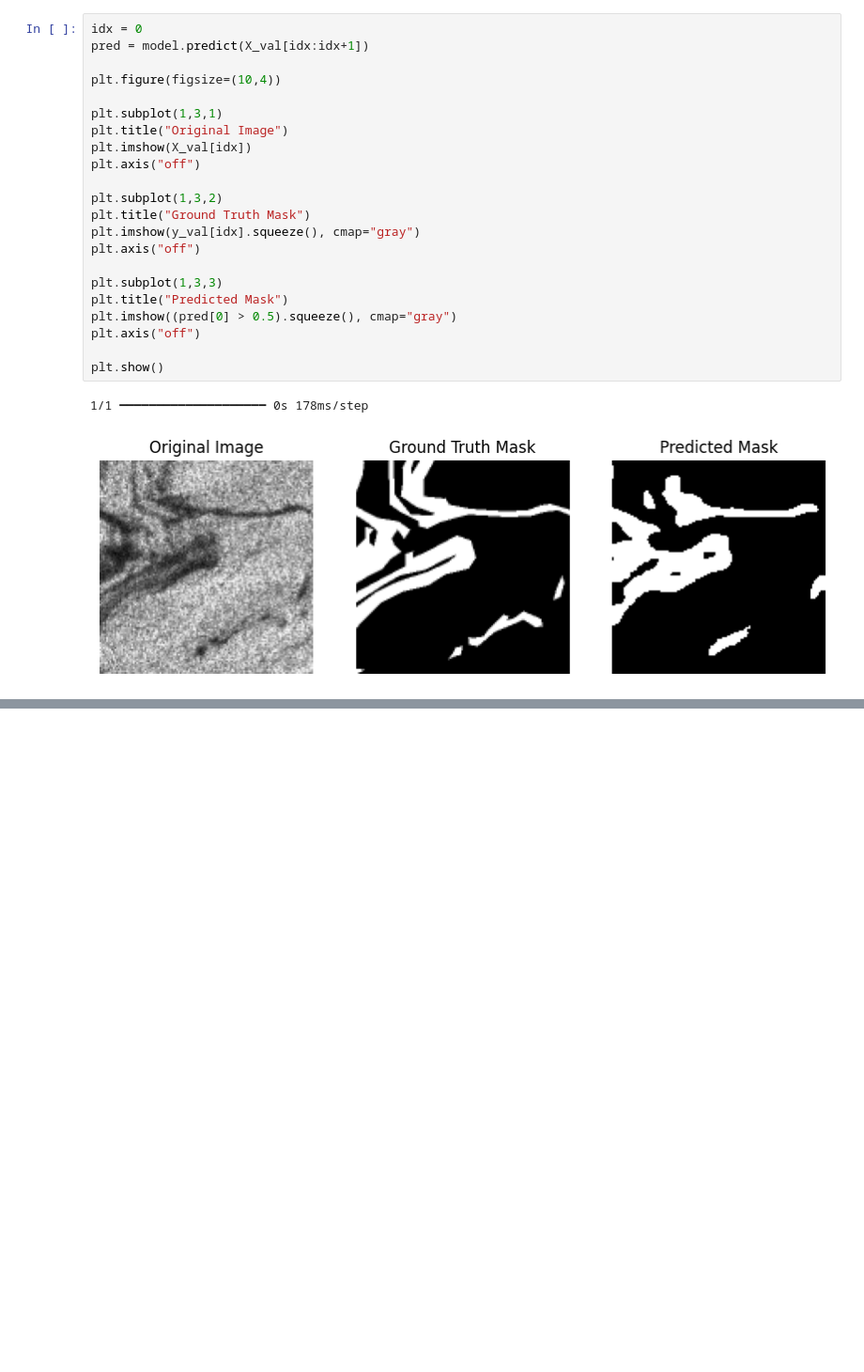
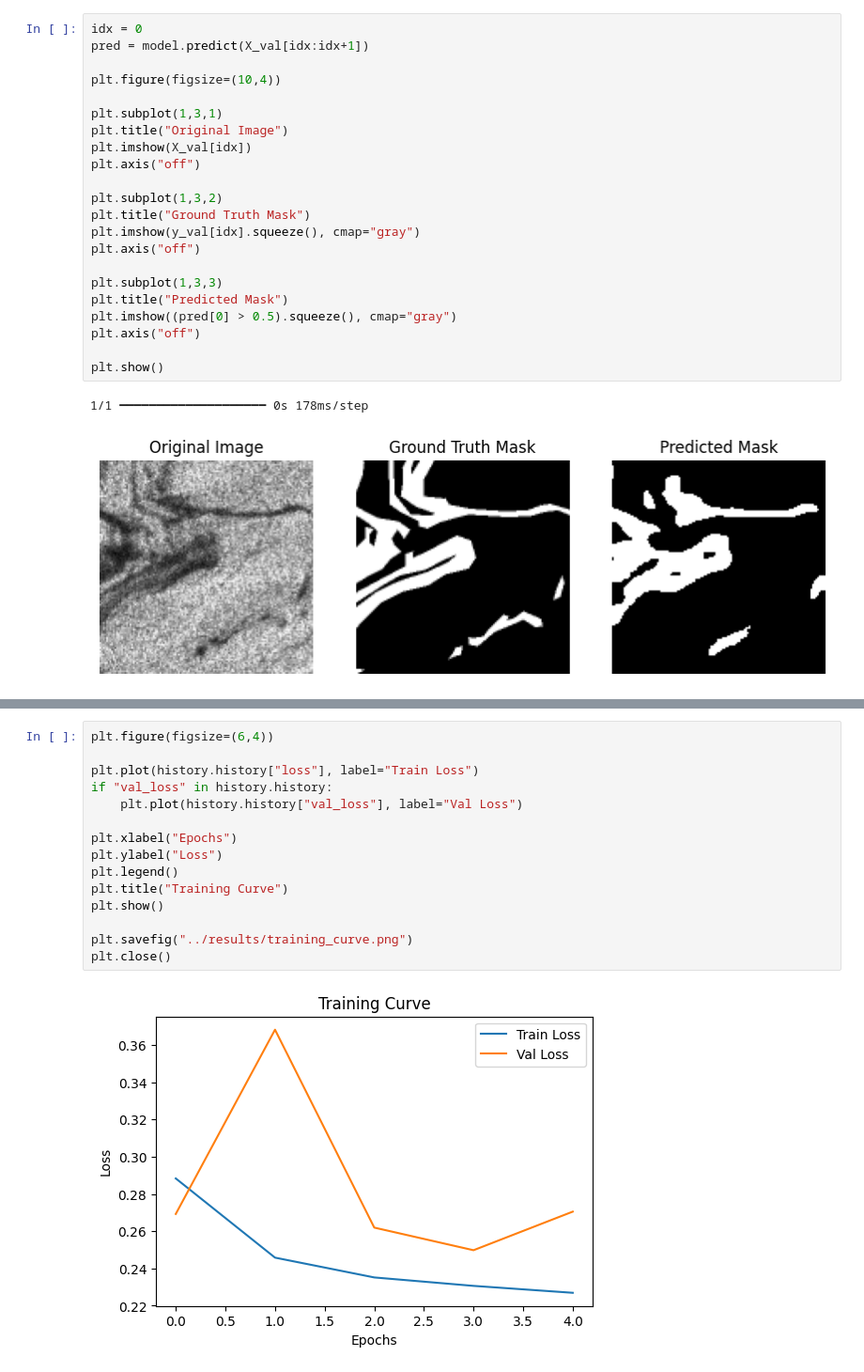
Before and after one commit to springboardmentor112r-Agri/Oil_Spill_Detection-, a Jupyter notebook: notebooks/oil_spill_detection.ipynb, the cells around one changed output, grey strips where cells are left out. Shown at 94% size. Cells and saved outputs as stored; diff of their text form; blank space fills up the shorter version.

```diff
--- a/notebooks/oil_spill_detection.ipynb
+++ b/notebooks/oil_spill_detection.ipynb
@@ -261,0 +299,17 @@ plt.show()
+# %%
+plt.figure(figsize=(6,4))
+
+plt.plot(history.history["loss"], label="Train Loss")
+if "val_loss" in history.history:
+    plt.plot(history.history["val_loss"], label="Val Loss")
+
+plt.xlabel("Epochs")
+plt.ylabel("Loss")
+plt.legend()
+plt.title("Training Curve")
+plt.show()
+
+plt.savefig("../results/training_curve.png")
+plt.close()
+# %% [output]
+[figure, added]
```
Also changed, not shown: parts of 3 cells of this notebook, 3 other files.
